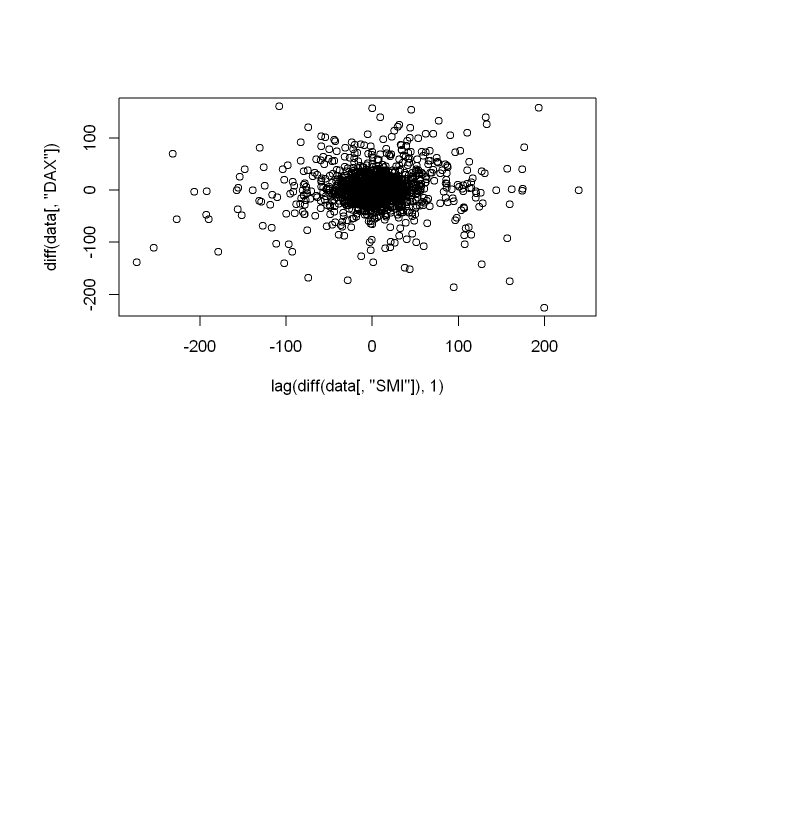
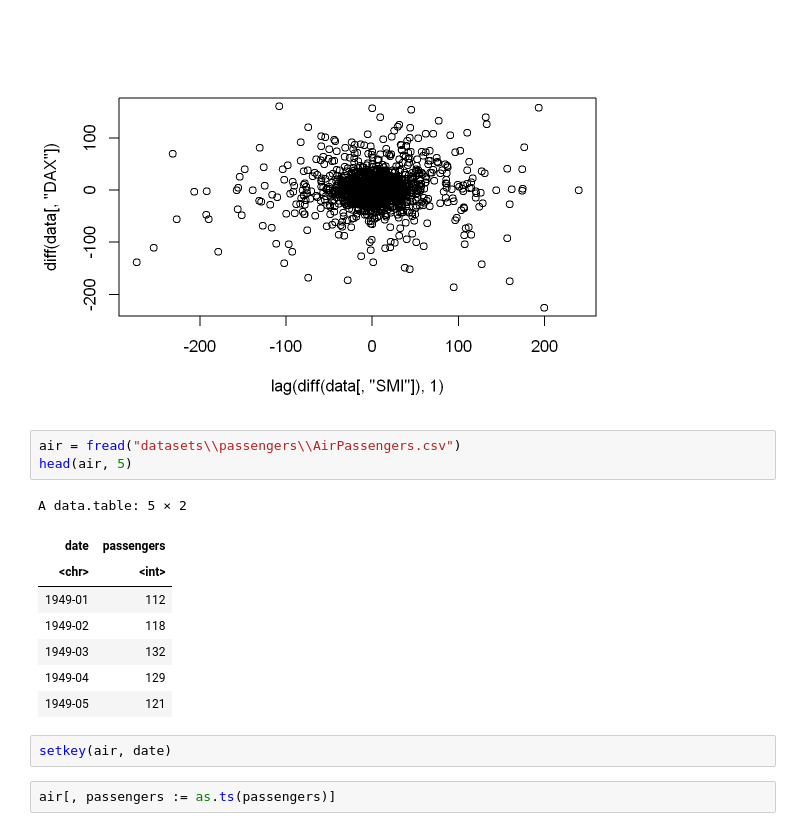
Before and after one commit to kaladabrio2020/analise-pratica-series-temporais_predicao-stats-ml, a Jupyter notebook: Capitulo_3 - EAD-para-series-temporais/AED.ipynb, the cells around one changed output. Cells and saved outputs as stored; diff of their text form; blank space fills up the shorter version.

```diff
--- a/Capitulo_3 - EAD-para-series-temporais/AED.ipynb
+++ b/Capitulo_3 - EAD-para-series-temporais/AED.ipynb
@@ -107,3 +107,19 @@ options(repr.plot.width = 6, repr.plot.height = 4, repr.plot.res = 200)
 plot(lag(diff(data[, "SMI"]), 1), diff(data[, "DAX"]))
 # %% [output]
 [figure]
+# %%
+air = fread("datasets\\passengers\\AirPassengers.csv")
+head(air, 5)
+# %% [output]
+A data.table: 5 × 2
+| date | passengers |
+| <chr> | <int> |
+| 1949-01 | 112 |
+| 1949-02 | 118 |
+| 1949-03 | 132 |
+| 1949-04 | 129 |
+| 1949-05 | 121 |
+# %%
+setkey(air, date)
+# %%
+air[, passengers := as.ts(passengers)]
```
Also changed, not shown: parts of 2 cells of this notebook, 29 other files.
